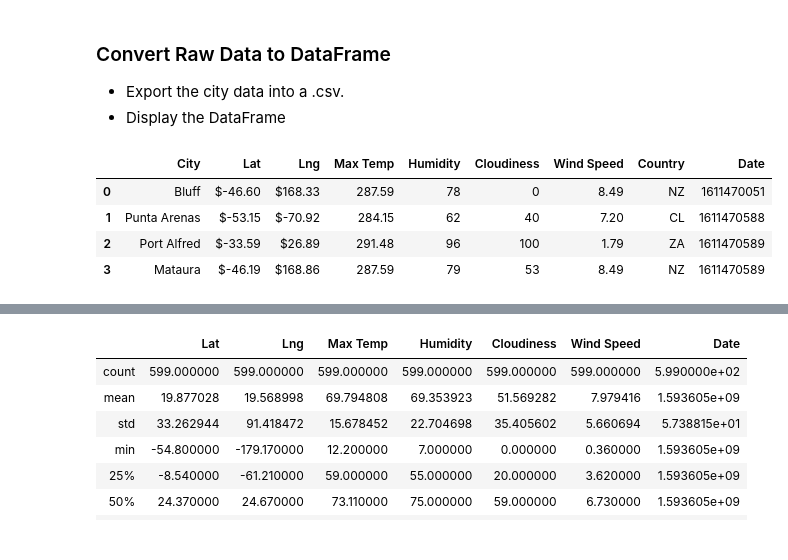
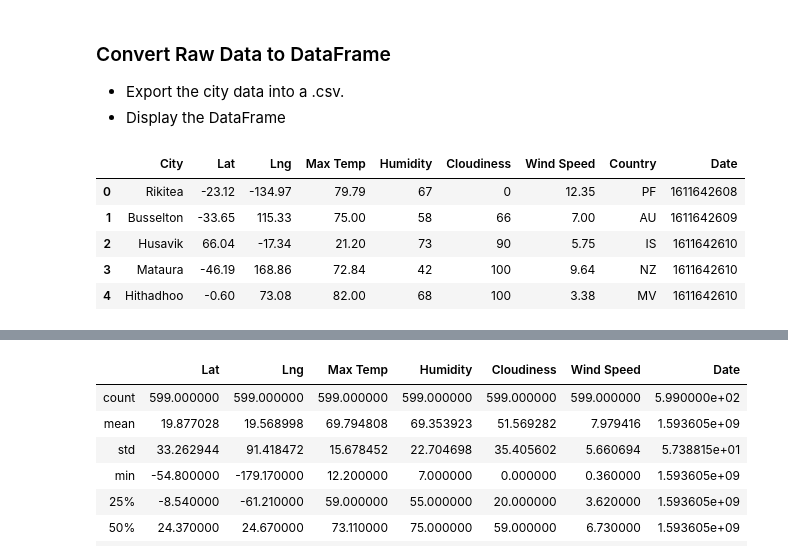
Before and after one commit to MtSopris/python-api-challenge, a Jupyter notebook: starter_code/WeatherPy.ipynb, the cells around one changed output, grey strips where cells are left out. Cells and saved outputs as stored; diff of their text form; code cells hidden in the pictures.

```diff
--- a/starter_code/WeatherPy.ipynb
+++ b/starter_code/WeatherPy.ipynb
@@ -86,6 +131,7 @@ cities
 # api.openweathermap.org/data/2.5/weather?q={city name}&appid={API key}
 url='https://api.openweathermap.org/data/2.5/weather?'
 api_key=f'&appid={weather_api_key}'
+units= '&units=imperial'
 citys=[]
 lat=[]
 lon=[]
@@ -95,22 +141,24 @@ cloud=[]
 wspeed=[]
 country=[]
 date=[]
-
-for city in cities[1:5]:
+city_cnt=0
+for city in cities:#replace for short print test in range: cities[1:5]
+    city_cnt=city_cnt+1
     city_ref=f'q={city}'
-    response = requests.get(url+city_ref+api_key).json()
-
-    lat.append(response['coord']['lat'])
-    lon.append(response['coord']['lon'])
-    citys.append(response['name'])
-    maxtemp.append(response['main']['temp_max'])
-    hum.append(response['main']['humidity'])
-    cloud.append(response['clouds']['all'])
-    wspeed.append(response['wind']['speed'])
-    country.append(response['sys']['country'])
-    date.append(response['dt'])
-
-
+    response = requests.get(url+city_ref+units+api_key).json()
+    try:
+        lat.append(response['coord']['lat'])
+        lon.append(response['coord']['lon'])
+        citys.append(response['name'])
+        maxtemp.append(response['main']['temp_max'])
+        hum.append(response['main']['humidity'])
+        cloud.append(response['clouds']['all'])
+        wspeed.append(response['wind']['speed'])
+        country.append(response['sys']['country'])
+        date.append(response['dt'])
+    except KeyError:
+        print("No City Found Skipping --------------------")
+    print(f"Processing Record:{city_cnt}  of Set:{1} |{city}")
 # print (citys)
 # print (lat)
 # print (lon)
@@ -178,25 +249,26 @@ Data Retrieval Complete
 # %%
 # lat=lat('${:,.2f}'.format)
 weather_dic={
     'City':citys,
     'Lat':lat,
     'Lng':lon,
     'Max Temp':maxtemp,
     'Humidity':hum,
     'Cloudiness':cloud,
     'Wind Speed':wspeed,
     'Country':country,
     'Date':date
 }
 
 weather_data=pd.DataFrame(weather_dic)
 
-weather_data['Lat'] = weather_data['Lat'].map('${:,.2f}'.format)
-weather_data['Lng'] = weather_data['Lng'].map('${:,.2f}'.format)
-weather_data
+weather_data['Lat'] = weather_data['Lat'].map('{:,.2f}'.format)
+weather_data['Lng'] = weather_data['Lng'].map('{:,.2f}'.format)
+weather_data.head()
 # %% [output]
 |  | City | Lat | Lng | Max Temp | Humidity | Cloudiness | Wind Speed | Country | Date |
-| 0 | Bluff | $-46.60 | $168.33 | 287.59 | 78 | 0 | 8.49 | NZ | 1611470051 |
-| 1 | Punta Arenas | $-53.15 | $-70.92 | 284.15 | 62 | 40 | 7.20 | CL | 1611470588 |
-| 2 | Port Alfred | $-33.59 | $26.89 | 291.48 | 96 | 100 | 1.79 | ZA | 1611470589 |
-| 3 | Mataura | $-46.19 | $168.86 | 287.59 | 79 | 53 | 8.49 | NZ | 1611470589 |
+| 0 | Rikitea | -23.12 | -134.97 | 79.79 | 67 | 0 | 12.35 | PF | 1611642608 |
+| 1 | Busselton | -33.65 | 115.33 | 75.00 | 58 | 66 | 7.00 | AU | 1611642609 |
+| 2 | Husavik | 66.04 | -17.34 | 21.20 | 73 | 90 | 5.75 | IS | 1611642610 |
+| 3 | Mataura | -46.19 | 168.86 | 72.84 | 42 | 100 | 9.64 | NZ | 1611642610 |
+| 4 | Hithadhoo | -0.60 | 73.08 | 82.00 | 68 | 100 | 3.38 | MV | 1611642610 |
```
Also changed, not shown: parts of 38 cells of this notebook, 13 other files.
